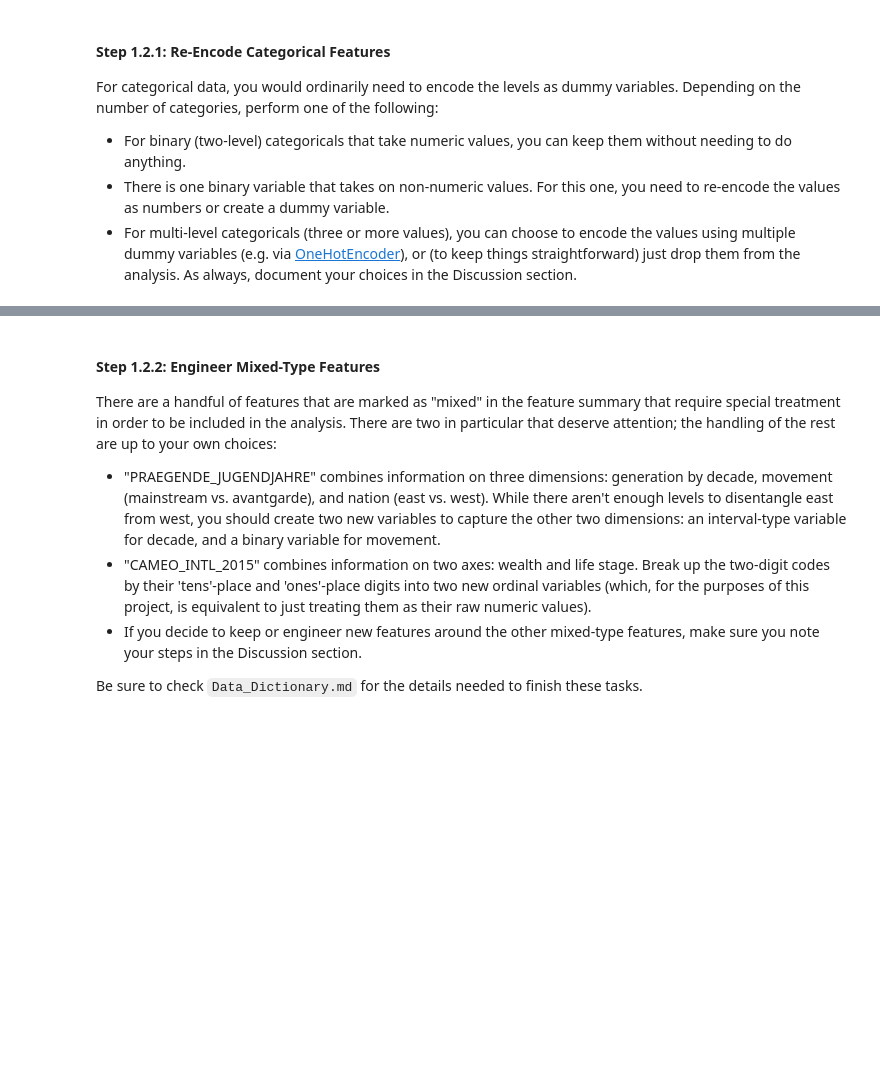
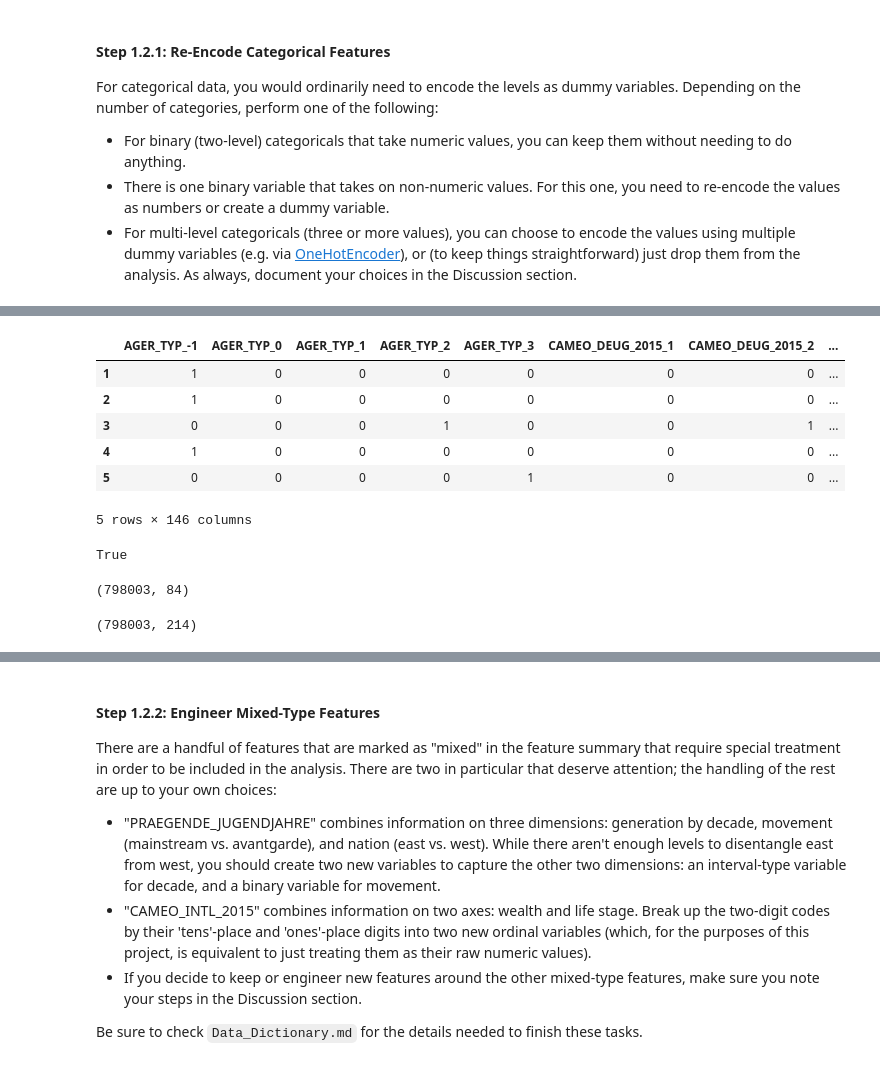
Before and after one commit to dorottyawinter/identify_customer_segments, a Jupyter notebook: Identify_Customer_Segments.ipynb, the cells around one changed output, grey strips where cells are left out. Drawn from its saved outputs; the diff is of its cells as text; code cells hidden in the pictures; blank space fills up the shorter version.

```diff
--- a/Identify_Customer_Segments.ipynb
+++ b/Identify_Customer_Segments.ipynb
@@ -461,0 +504,24 @@ For categorical data, you would ordinarily need to encode the levels as dummy va
+# %%
+feat_cat_multilevel_encoded = sorted(set(azdias.columns).difference(set(azdias_prev.columns)))
+
+azdias[feat_cat_multilevel_encoded].head(5)
+# %% [output]
+|  | AGER_TYP_-1 | AGER_TYP_0 | AGER_TYP_1 | AGER_TYP_2 | AGER_TYP_3 | CAMEO_DEUG_2015_1 | CAMEO_DEUG_2015_2 | ... |
+| 1 | 1 | 0 | 0 | 0 | 0 | 0 | 0 | ... |
+| 2 | 1 | 0 | 0 | 0 | 0 | 0 | 0 | ... |
+| 3 | 0 | 0 | 0 | 1 | 0 | 0 | 1 | ... |
+| 4 | 1 | 0 | 0 | 0 | 0 | 0 | 0 | ... |
+| 5 | 0 | 0 | 0 | 0 | 1 | 0 | 0 | ... |
+5 rows × 146 columns
+# %%
+len(feat_cat_multilevel_encoded) == feat_cat_nunique[feat_cat_multilevel].sum()
+# %% [output]
+True
+# %%
+azdias_prev.shape
+# %% [output]
+(798003, 84)
+# %%
+azdias.shape
+# %% [output]
+(798003, 214)
```
Also changed, not shown: parts of 13 cells of this notebook.
